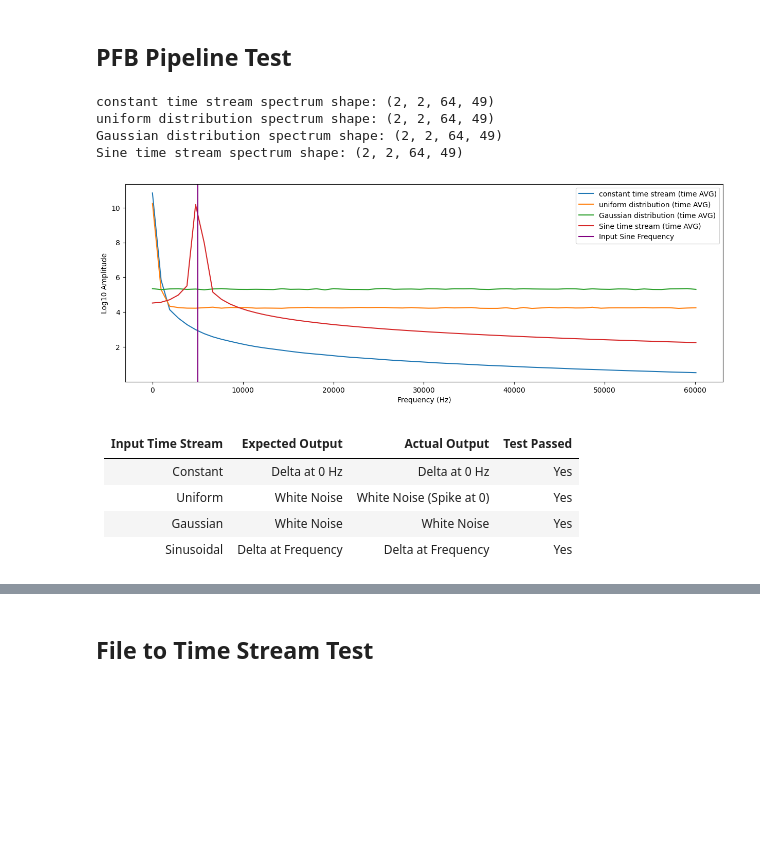
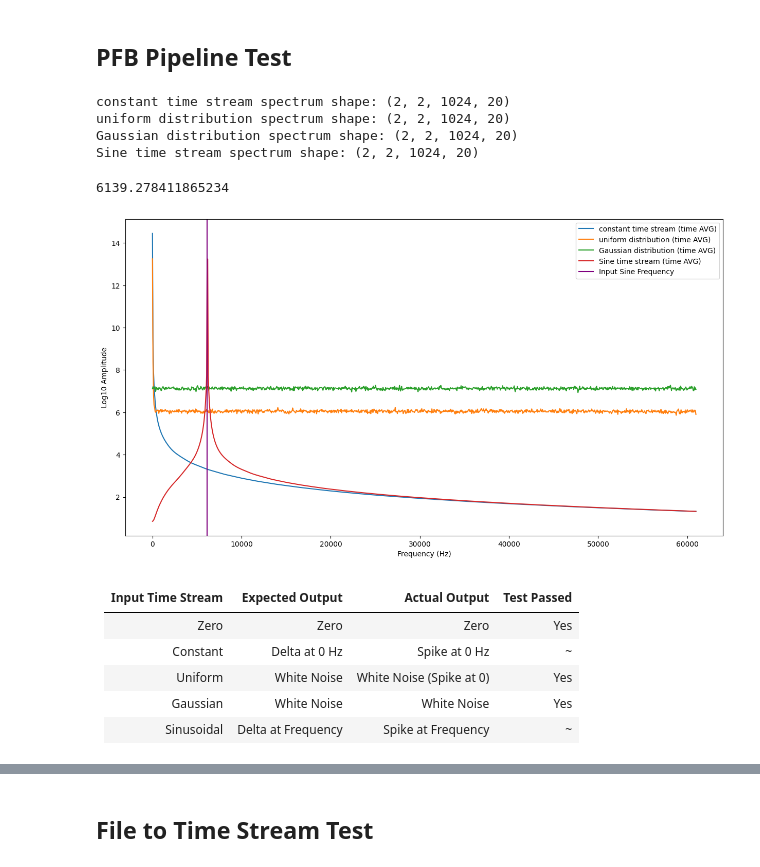
Before and after one commit to PhilJ0ly/ALBATROS_axion_search, a Jupyter notebook: Jupyter/Test_data_overview.ipynb, the cells around one changed output, grey strips where cells are left out. Cells and saved outputs as stored; diff of their text form; code cells hidden in the pictures; blank space fills up the shorter version.

```diff
--- a/Jupyter/Test_data_overview.ipynb
+++ b/Jupyter/Test_data_overview.ipynb
@@ -15,18 +28,35 @@ sys.path.append(os.path.expanduser('~/albatros_analysis/src/correlations'))
 ## PFB Pipeline Test
 # %%
 fns = [
-    "/scratch/philj0ly/test_08_21/test_constant_2100_64.npz", # generated constant time stream
-    "/scratch/philj0ly/test_08_21/test_uniform_2100_64.npz", # generated random (uniform distribution) time stream
-    "/scratch/philj0ly/test_08_21/test_gaussian_2100_64.npz", # generated gaussian time stream
-    "/scratch/philj0ly/test_08_21/test_sine_2100_64.npz", # Generated Sinusoidal 5 kHz time Stream
+    "/scratch/philj0ly/test_08_25/test_constant_2100_64.npz", # generated constant time stream
+    "/scratch/philj0ly/test_08_25/test_uniform_2100_64.npz", # generated random (uniform distribution) time stream
+    "/scratch/philj0ly/test_08_25/test_gaussian_2100_64.npz", # generated gaussian time stream
+    "/scratch/philj0ly/test_08_25/test_sine_2100_64.npz", # Generated Sinusoidal 5 kHz time Stream
 ]
+
+fns = [
+    "/scratch/philj0ly/test_08_25/test_constant_2100_1024.npz", # generated constant time stream
+    "/scratch/philj0ly/test_08_25/test_uniform_2100_1024.npz", # generated random (uniform distribution) time stream
+    "/scratch/philj0ly/test_08_25/test_gaussian_2100_1024.npz", # generated gaussian time stream
+    "/scratch/philj0ly/test_08_25/test_sine_2100_1024.npz", # Generated Sinusoidal 5 kHz time Stream
+]
+
+# fns = [
+#     "/scratch/philj0ly/test_08_25/test_constant_2100_5096.npz", # generated constant time stream
+#     "/scratch/philj0ly/test_08_25/test_uniform_2100_5096.npz", # generated random (uniform distribution) time stream
+#     "/scratch/philj0ly/test_08_25/test_gaussian_2100_5096.npz", # generated gaussian time stream
+#     "/scratch/philj0ly/test_08_25/test_sine_2100_5096.npz", # Generated Sinusoidal 6 kHz time Stream
+# ]
+
 pu = ['constant time stream','uniform distribution', 'Gaussian distribution', 'Sine time stream']
 
 spectra = []
 avg_spectra = []
 
+osamp = 1024
+
 df_record = 125e6/2048 # (Hz) frequency range / # of channels
-df = df_record / 64 # <- OSAMP
+df = df_record / osamp # <- OSAMP
 
 for i, fn in enumerate(fns):
     with np.load(fn) as f:
@@ -34,51 +64,60 @@ for i, fn in enumerate(fns):
         avg_spectra.append(np.mean(np.abs(spectra[i]), axis=3))
         print(pu[i], 'spectrum shape:', spectra[i].shape)
 # %% [output]
-constant time stream spectrum shape: (2, 2, 64, 49)
-uniform distribution spectrum shape: (2, 2, 64, 49)
-Gaussian distribution spectrum shape: (2, 2, 64, 49)
-Sine time stream spectrum shape: (2, 2, 64, 49)
+constant time stream spectrum shape: (2, 2, 1024, 20)
+uniform distribution spectrum shape: (2, 2, 1024, 20)
+Gaussian distribution spectrum shape: (2, 2, 1024, 20)
+Sine time stream spectrum shape: (2, 2, 1024, 20)
+# %%
+df*103
+# %% [output]
+6139.278411865234
 # %%
-t = 6
+t = 0
 single_t = False
 
 log = True
 avg = True
 
-df = 125e6/2048/64
 freqs = np.arange(spectra[0].shape[2])*df
 
-plt.figure(figsize=(15,5))
+plt.figure(figsize=(15,8))
 
 for i in range(len(fns)):
+    # if i!=0:
+    #     continue
     if log:
         if single_t:
             plt.plot(freqs, np.log10(np.abs(spectra[i][0,0,:,t])), label=pu[i])
         if avg:
             plt.plot(freqs, np.log10(avg_spectra[i][0,0]), label=f"{pu[i]} (time AVG)")
     else:
         if single_t:
             plt.plot(freqs, np.abs(spectra[i][0,0,:,t]), label=pu[i])
         if avg:
-            plt.plot(freqs, avg_spectra[i][0,0], label=f"{pu[i]} AVG")
+            plt.scatter(freqs, avg_spectra[i][0,0], label=f"{pu[i]} AVG")
 
-plt.axvline(5e3, color='purple', label="Input Sine Frequency")
+    # break
+
+plt.axvline(6139, color='purple', label="Input Sine Frequency")
 
 plt.xlabel('Frequency (Hz)')
 if log:
     plt.ylabel('Log10 Amplitude')
 else:
     plt.ylabel('amplitude')
 
+# plt.xlim(5000,7000)
 plt.legend()
 
 plt.show()
 # %% [output]
-[figure, old version]
+[figure, new version]
 # %% [markdown]
 | Input Time Stream | Expected Output | Actual Output | Test Passed |
 | :---------------- | :-------------: | :-----------: | :---------: |
-| Constant              |  Delta at 0 Hz  | Delta at 0 Hz | Yes |
+| Zero | Zero | Zero | Yes|
+| Constant              |  Delta at 0 Hz  | Spike at 0 Hz | ~ |
 | Uniform | White Noise | White Noise (Spike at 0) | Yes |
 | Gaussian | White Noise | White Noise | Yes |
-| Sinusoidal | Delta at Frequency | Delta at Frequency | Yes |
+| Sinusoidal | Delta at Frequency | Spike at Frequency | ~ |
```
Also changed, not shown: parts of 12 cells of this notebook, 8 other files.
